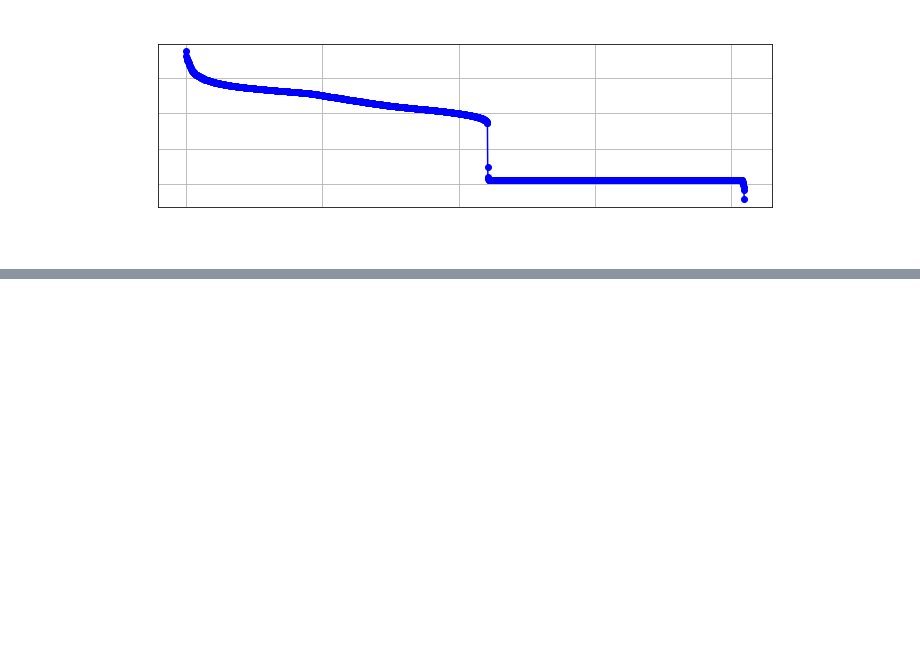
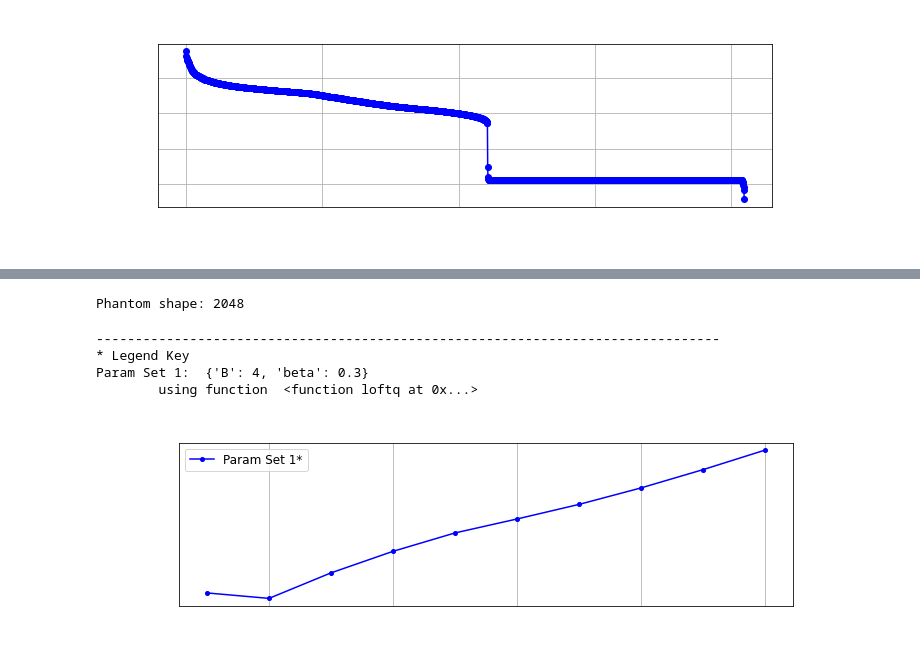
Before and after one commit to pilancilab/caldera, a Jupyter notebook: mixed_lplr.ipynb, the cells around one changed output, grey strips where cells are left out. Cells and saved outputs as stored; diff of their text form; code cells hidden in the pictures; blank space fills up the shorter version.

```diff
--- a/mixed_lplr.ipynb
+++ b/mixed_lplr.ipynb
@@ -237 +192,18 @@ Param Set 1:  {'beta': 0.2, 'B': 8, 'quantization_fn': <function quantize_nf at
+# %%
+test_iterative_weight_compression(
+    [
+        {"B": 4, "beta": 0.3}
+    ],
+    algorithm_fns=[loftq],
+    algorithm_types=[AlgorithmType.LOFTQ],
+    plot_title="Frobenius Norm Errors over Iterations: LoftQ",
+    device=DEFAULT_DEVICE
+)
+# %% [output]
+Phantom shape: 2048
+--------------------------------------------------------------------------------
+* Legend Key
+Param Set 1:  {'B': 4, 'beta': 0.3}
+        using function  <function loftq at 0x...>
+[figure, added]
 # %%
```
Also changed, not shown: parts of 21 cells of this notebook, 3 other files.
